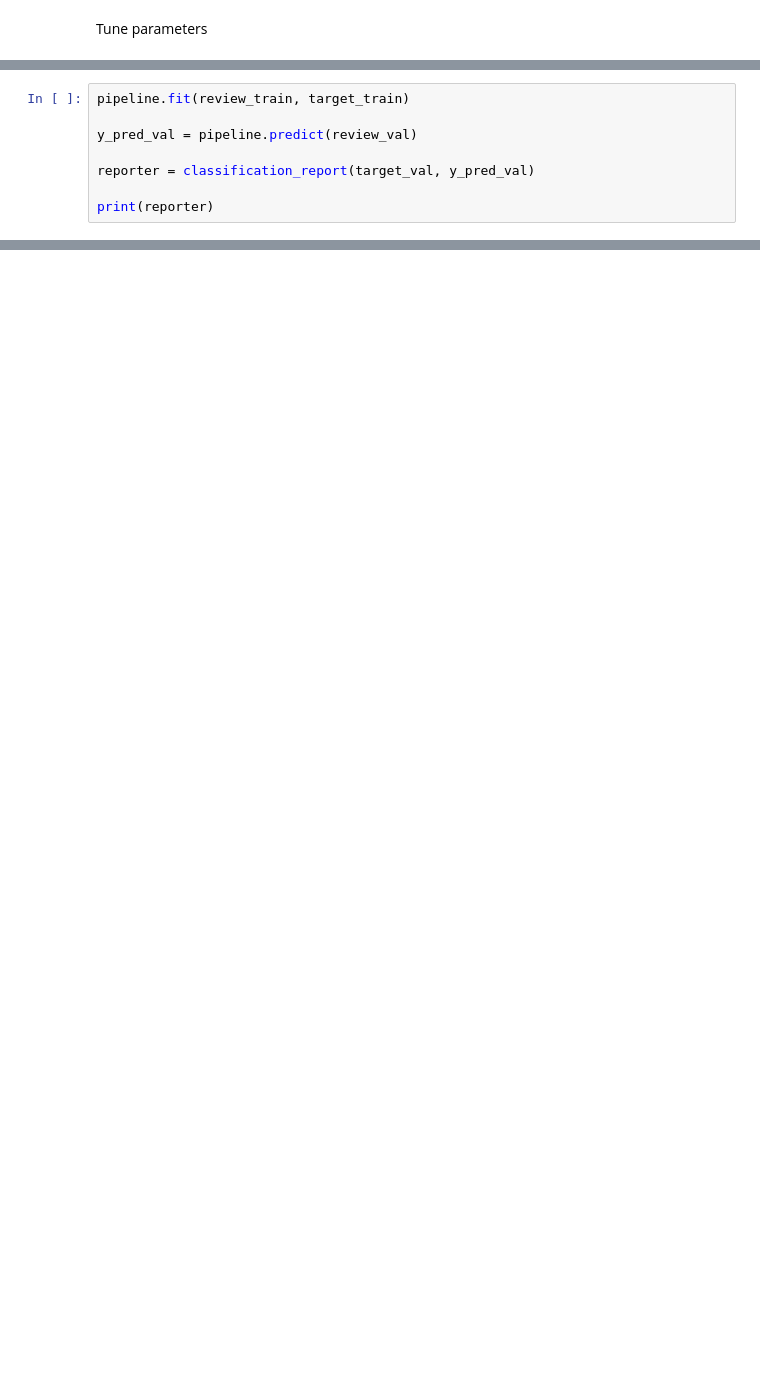
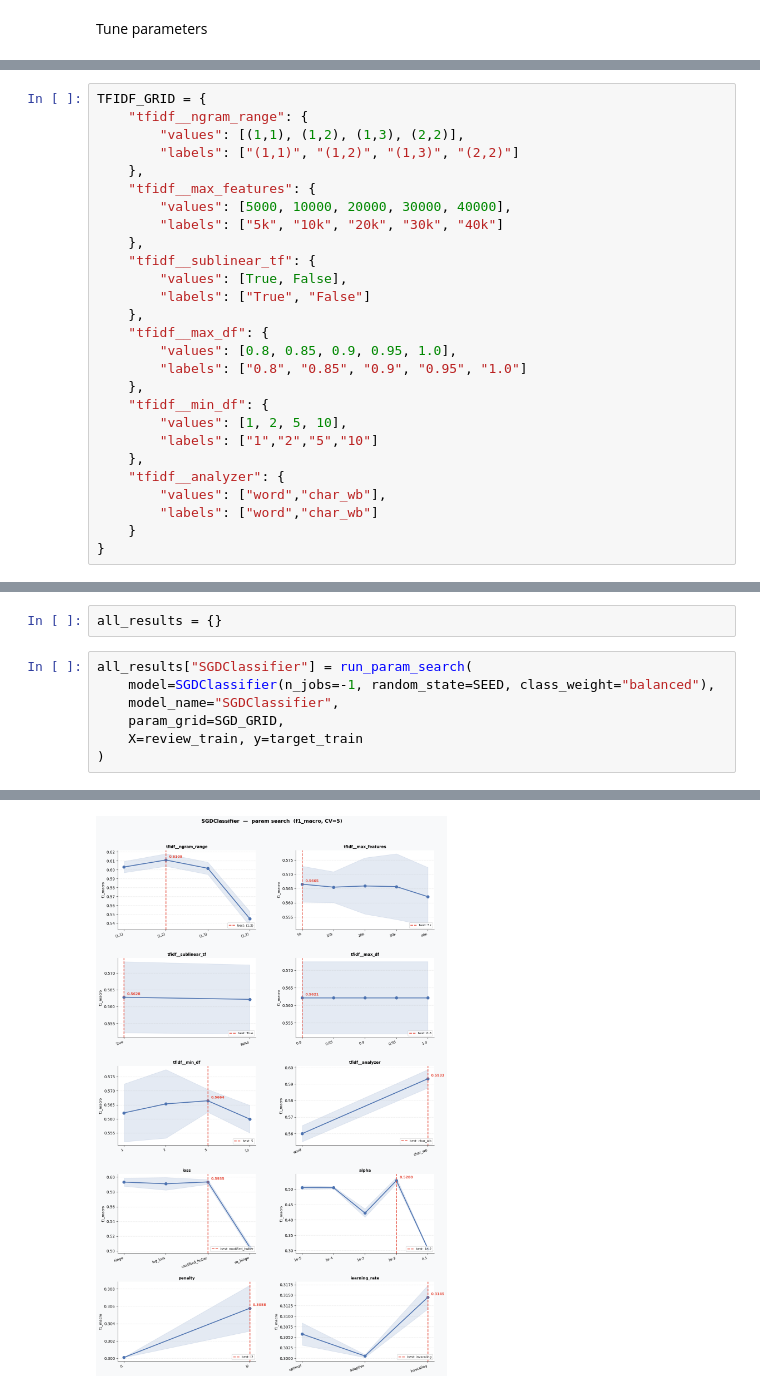
Before and after one commit to ninhdk-datasci/tiki-sentiment-analytics, a Jupyter notebook: models.ipynb, the cells around one changed output, grey strips where cells are left out. Cells and saved outputs as stored; diff of their text form; blank space fills up the shorter version.

```diff
--- a/models.ipynb
+++ b/models.ipynb
@@ -319,8 +192,0 @@ Validation Dataset
-# %%
-pipeline.fit(review_train, target_train)
-
-y_pred_val = pipeline.predict(review_val)
-
-reporter = classification_report(target_val, y_pred_val)
-
-print(reporter)
@@ -366,0 +286,27 @@ plot_confusion_matrix(target_test, y_pred_test, figure_name='Confusion Matrix Te
+# %%
+TFIDF_GRID = {
+    "tfidf__ngram_range": {
+        "values": [(1,1), (1,2), (1,3), (2,2)],
+        "labels": ["(1,1)", "(1,2)", "(1,3)", "(2,2)"]
+    },
+    "tfidf__max_features": {
+        "values": [5000, 10000, 20000, 30000, 40000],
+        "labels": ["5k", "10k", "20k", "30k", "40k"]
+    },
+    "tfidf__sublinear_tf": {
+        "values": [True, False],
+        "labels": ["True", "False"]
+    },
+    "tfidf__max_df": {
+        "values": [0.8, 0.85, 0.9, 0.95, 1.0],
+        "labels": ["0.8", "0.85", "0.9", "0.95", "1.0"]
+    },
+    "tfidf__min_df": {
+        "values": [1, 2, 5, 10],
+        "labels": ["1","2","5","10"]
+    },
+    "tfidf__analyzer": {
+        "values": ["word","char_wb"],
+        "labels": ["word","char_wb"]
+    }
+}
@@ -366,0 +354,10 @@ plot_confusion_matrix(target_test, y_pred_test, figure_name='Confusion Matrix Te
+# %%
+all_results = {}
+# %%
+all_results["SGDClassifier"] = run_param_search(
+    model=SGDClassifier(n_jobs=-1, random_state=SEED, class_weight="balanced"),
+    model_name="SGDClassifier",
+    param_grid=SGD_GRID,
+    X=review_train, y=target_train
+)
+# %% [output]
@@ -366,0 +377 @@ plot_confusion_matrix(target_test, y_pred_test, figure_name='Confusion Matrix Te
+[figure, added]
```
Also changed, not shown: parts of 41 cells of this notebook, 15 other files.
